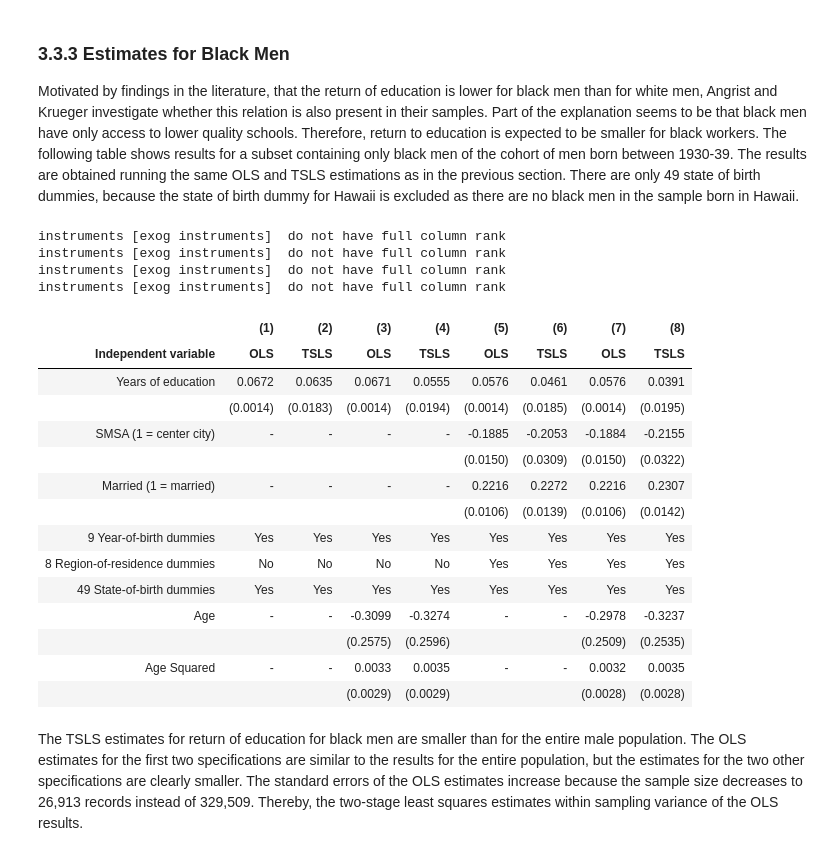
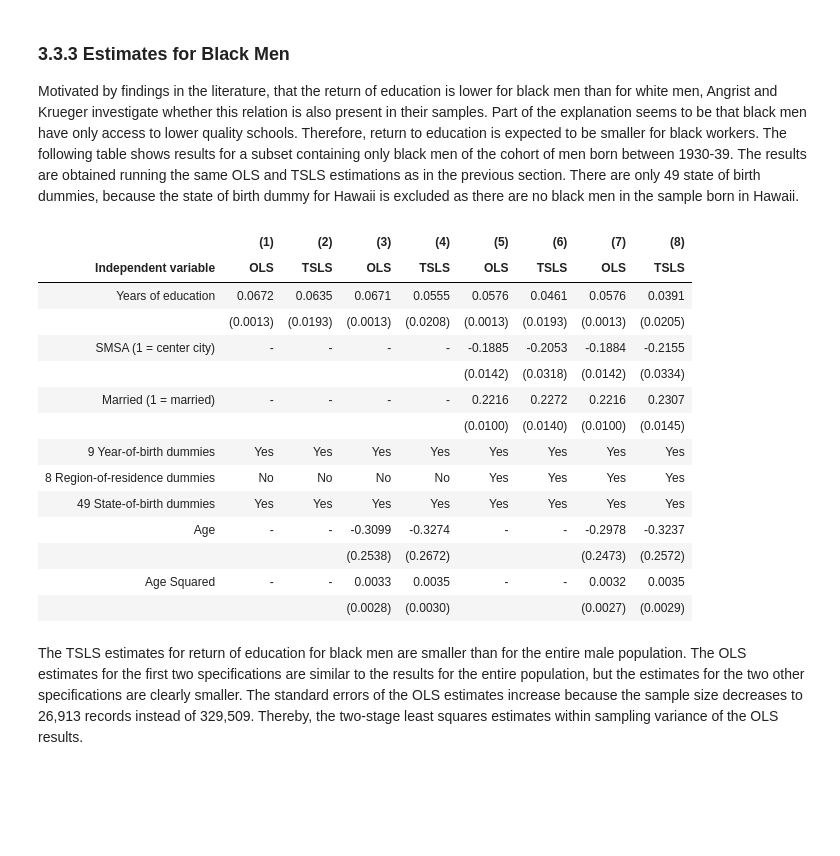
Before and after one commit to peisenha/microeconometrics-course-project-felix0496, a Jupyter notebook: Replication.ipynb, the cells around one changed output. Saved outputs shown, nothing was run; the diff lists cells and outputs as text; code cells hidden in the pictures; blank space fills up the shorter version.

```diff
--- a/Replication.ipynb
+++ b/Replication.ipynb
@@ -406,7 +401,7 @@ The estimates of OLS for the 1930-39 cohort are smaller than for the 1920-29 coh
 It is striking, that including age control variables induces an other change as in the first cohort. While in the first cohort the estimates of OLS and TSLS differentiated more, in the second cohort the results become more similar. In both cohort adding age control variables induces a large increase in the standard errors of the TSLS estimates.
 # %%
 df = dhlp.get_df_census80()
-df = df.loc[(df['YOB'] >= 40) & (df['YOB'] <= 49)]
+df = df.loc[(df['YOB'] >= 40) & (df['YOB'] <= 49)].reset_index()
 df = dhlp.prepare_census_data(df, qob_x_yob = True)
 
 rslt = rgr.run_specification_iv2sls(df, rgr.get_specification_table_4_5_6())
@@ -480,32 +471,28 @@ There are only 49 state of birth dummies, because the state of birth dummy for H
 # %%
 df = dhlp.get_df_census80()
 df = df.loc[(df['YOB'] >= 30) & (df['YOB'] <= 39)]
-df = df.loc[df['RACE'] == 1]
+df = df.loc[df['RACE'] == 1].reset_index()
 state_list = dhlp.get_state_list(df)
 df = dhlp.prepare_census_data(df, qob_x_yob = True, state_of_birth = True, qob_x_state = state_list)
 
 rslt = rgr.run_specification_iv2sls(df, rgr.get_specification_table_7_8(state_list, race = False))
 HTML(tbl.create_table_7_8(rslt, race = False))
 # %% [output]
-instruments [exog instruments]  do not have full column rank
-instruments [exog instruments]  do not have full column rank
-instruments [exog instruments]  do not have full column rank
-instruments [exog instruments]  do not have full column rank
 |  | (1) | (2) | (3) | (4) | (5) | (6) | (7) | (8) |
 | Independent variable | OLS | TSLS | OLS | TSLS | OLS | TSLS | OLS | TSLS |
 | Years of education | 0.0672 | 0.0635 | 0.0671 | 0.0555 | 0.0576 | 0.0461 | 0.0576 | 0.0391 |
-|  | (0.0014) | (0.0183) | (0.0014) | (0.0194) | (0.0014) | (0.0185) | (0.0014) | (0.0195) |
+|  | (0.0013) | (0.0193) | (0.0013) | (0.0208) | (0.0013) | (0.0193) | (0.0013) | (0.0205) |
 | SMSA (1 = center city) | - | - | - | - | -0.1885 | -0.2053 | -0.1884 | -0.2155 |
-|  |  |  |  |  | (0.0150) | (0.0309) | (0.0150) | (0.0322) |
+|  |  |  |  |  | (0.0142) | (0.0318) | (0.0142) | (0.0334) |
 | Married (1 = married) | - | - | - | - | 0.2216 | 0.2272 | 0.2216 | 0.2307 |
-|  |  |  |  |  | (0.0106) | (0.0139) | (0.0106) | (0.0142) |
+|  |  |  |  |  | (0.0100) | (0.0140) | (0.0100) | (0.0145) |
 | 9 Year-of-birth dummies | Yes | Yes | Yes | Yes | Yes | Yes | Yes | Yes |
 | 8 Region-of-residence dummies | No | No | No | No | Yes | Yes | Yes | Yes |
 | 49 State-of-birth dummies | Yes | Yes | Yes | Yes | Yes | Yes | Yes | Yes |
 | Age | - | - | -0.3099 | -0.3274 | - | - | -0.2978 | -0.3237 |
-|  |  |  | (0.2575) | (0.2596) |  |  | (0.2509) | (0.2535) |
+|  |  |  | (0.2538) | (0.2672) |  |  | (0.2473) | (0.2572) |
 | Age Squared | - | - | 0.0033 | 0.0035 | - | - | 0.0032 | 0.0035 |
-|  |  |  | (0.0029) | (0.0029) |  |  | (0.0028) | (0.0028) |
+|  |  |  | (0.0028) | (0.0030) |  |  | (0.0027) | (0.0029) |
 # %% [markdown]
 The TSLS estimates for return of education for black men are smaller than for the entire male population. The OLS estimates for the first two specifications are similar to the results for the entire population, but the estimates for the two other specifications are clearly smaller.
 The standard errors of the OLS estimates increase because the sample size decreases to 26,913 records instead of 329,509. Thereby, the two-stage least squares estimates within sampling variance of the OLS results.
```
Also changed, not shown: parts of 8 cells of this notebook, 3 other files.
